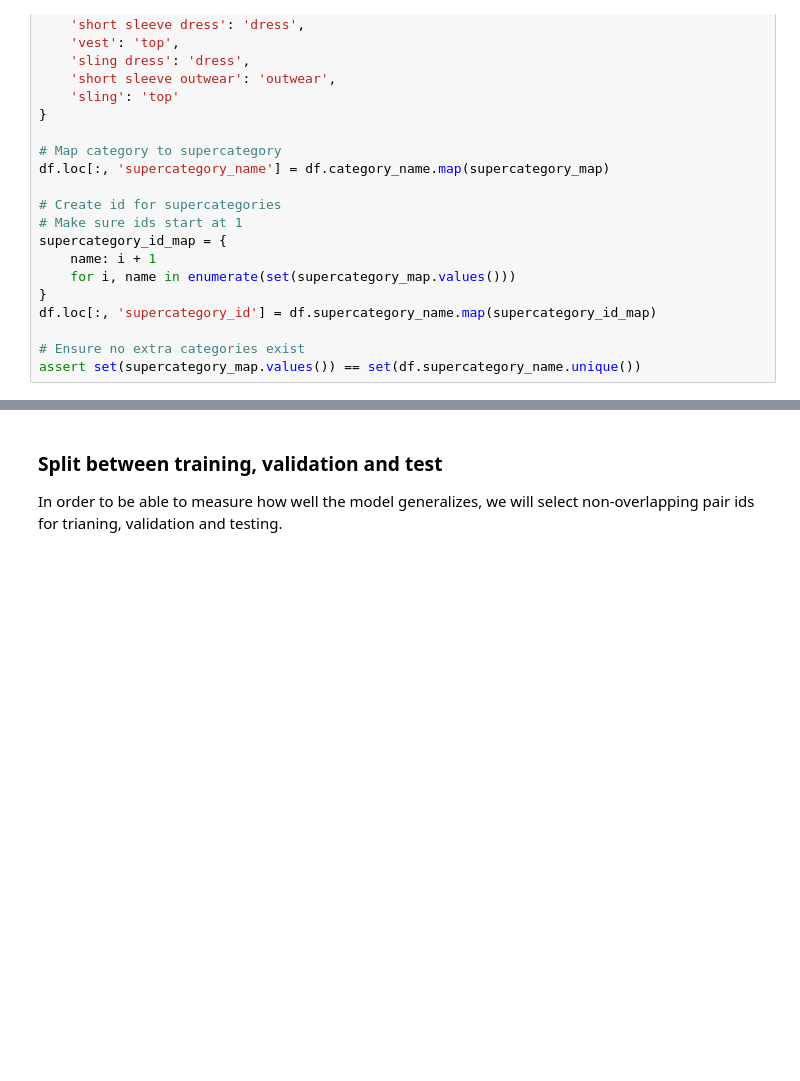
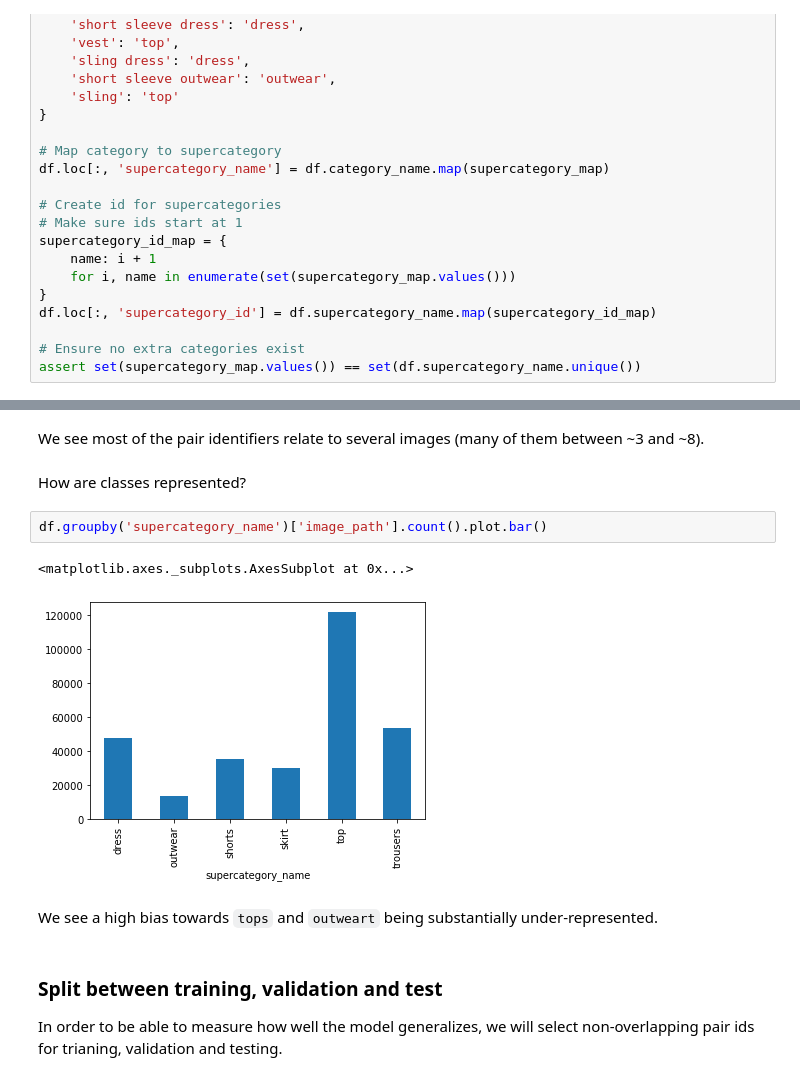
Before and after one commit to DanielMoraDC/pytorch-unet-segmentation, a Jupyter notebook: datasets/product_matching_dataset_generation.ipynb, the cells around one changed output, grey strips where cells are left out. Saved outputs shown, nothing was run; the diff lists cells and outputs as text; blank space fills up the shorter version.

```diff
--- a/datasets/product_matching_dataset_generation.ipynb
+++ b/datasets/product_matching_dataset_generation.ipynb
@@ -84,3 +141,14 @@ df.sample(5)
+# %% [markdown]
+We see most of the pair identifiers relate to several images (many of them between ~3 and ~8).
+# %% [markdown]
+How are classes represented?
+# %%
+df.groupby('supercategory_name')['image_path'].count().plot.bar()
+# %% [output]
+<matplotlib.axes._subplots.AxesSubplot at 0x...>
+[figure, added]
+# %% [markdown]
+We see a high bias towards `tops` and `outweart` being substantially under-represented.
 # %% [markdown]
 ### Split between training, validation and test
 
```
Also changed, not shown: parts of 15 cells of this notebook, 4 other files.
